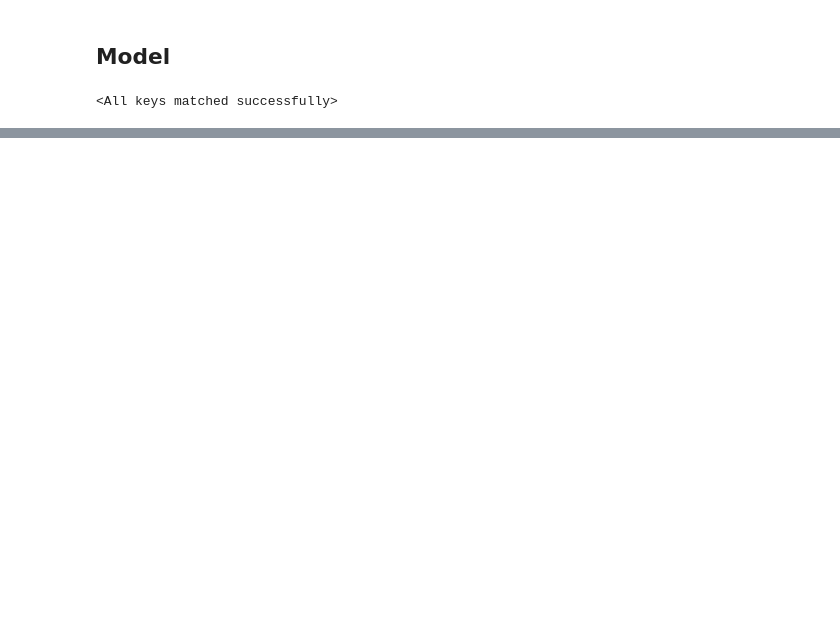
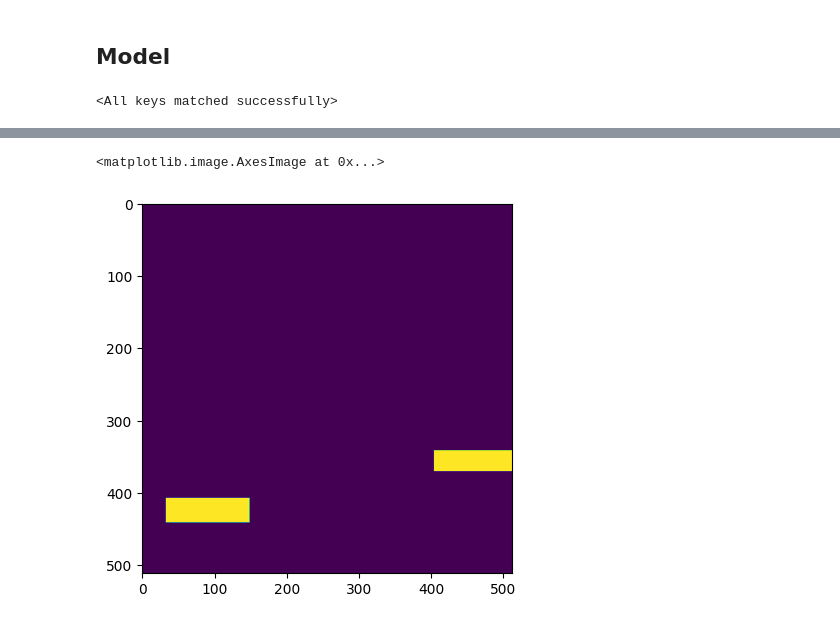
Before and after one commit to fedorkobak/DocTamper, a Jupyter notebook: README.ipynb, the cells around one changed output, grey strips where cells are left out. Cells and saved outputs as stored; diff of their text form; code cells hidden in the pictures; blank space fills up the shorter version.

```diff
--- a/README.ipynb
+++ b/README.ipynb
@@ -289,0 +192,5 @@ for path in tqdm(data_path.iterdir()):
+# %%
+plt.imshow(targets[4].squeeze())
+# %% [output]
+<matplotlib.image.AxesImage at 0x...>
+[figure, added]
```
Also changed, not shown: parts of 14 cells of this notebook.
